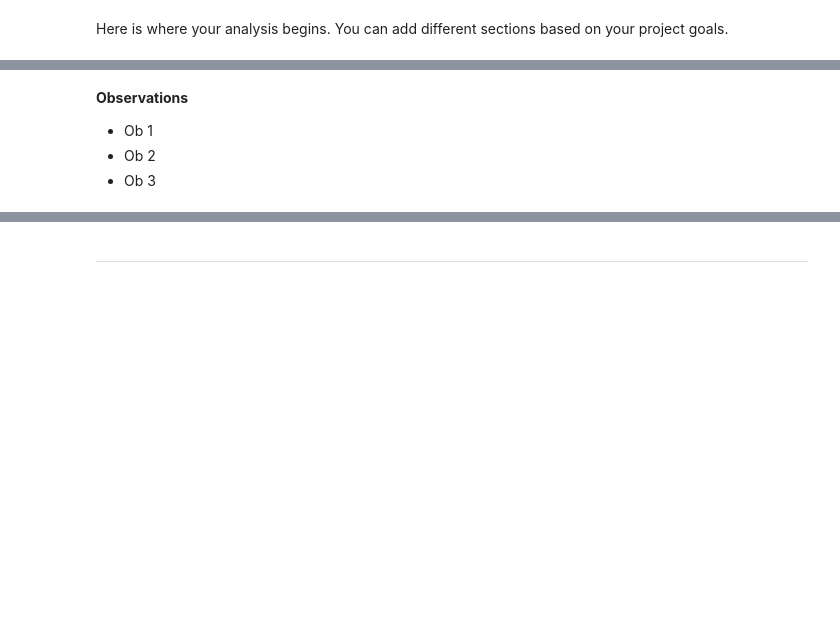
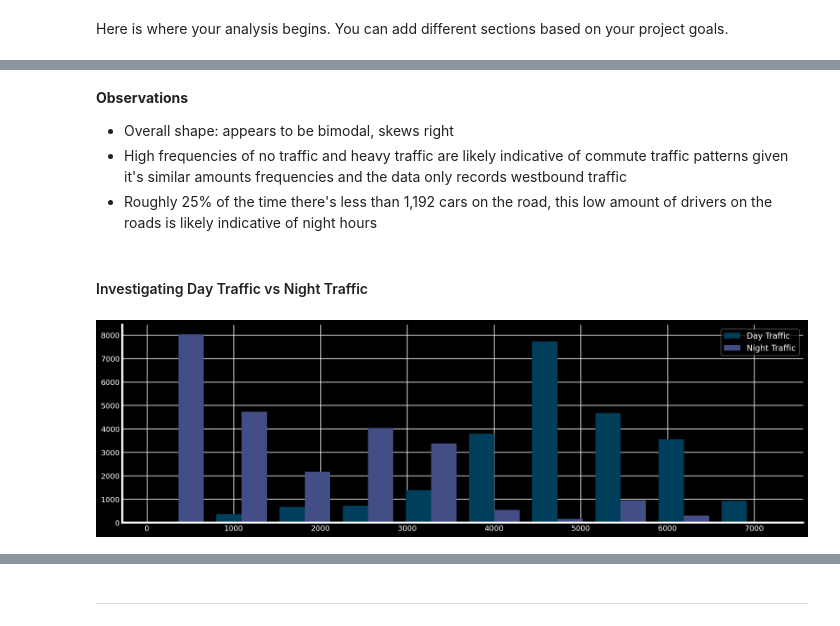
Before and after one commit to aleciaduncan/Data-Analysis, a Jupyter notebook: i94-traffic/i94-traffic.ipynb, the cells around one changed output, grey strips where cells are left out. Saved outputs shown, nothing was run; the diff lists cells and outputs as text; code cells hidden in the pictures; blank space fills up the shorter version.

```diff
--- a/i94-traffic/i94-traffic.ipynb
+++ b/i94-traffic/i94-traffic.ipynb
@@ -451,5 +466,20 @@ Here is where your analysis begins. You can add different sections based on your
 # %% [markdown]
 **Observations**
-- Ob 1
-- Ob 2
-- Ob 3
+- Overall shape: appears to be bimodal, skews right
+- High frequencies of no traffic and heavy traffic are likely indicative of commute traffic patterns given it's similar amounts frequencies and the data only records westbound traffic
+- Roughly 25% of the time there's less than 1,192 cars on the road, this low amount of drivers on the roads is likely indicative of night hours
+# %% [markdown]
+#### Investigating Day Traffic vs Night Traffic
+# %%
+# Isolate the daytime data.
+day_traffic = traffic[traffic['date_time'].dt.hour.between(7, 18)]
+
+# Isolate the nighttime data.
+night_traffic = traffic[~traffic['date_time'].dt.hour.between(7, 18)]
+
+# Personal formatting
+plt.hist([day_traffic['traffic_volume'], night_traffic['traffic_volume']], label=['Day Traffic', 'Night Traffic'])
+plt.legend()
+plt.show()
+# %% [output]
+[figure, added]
```
Also changed, not shown: parts of 25 cells of this notebook.
